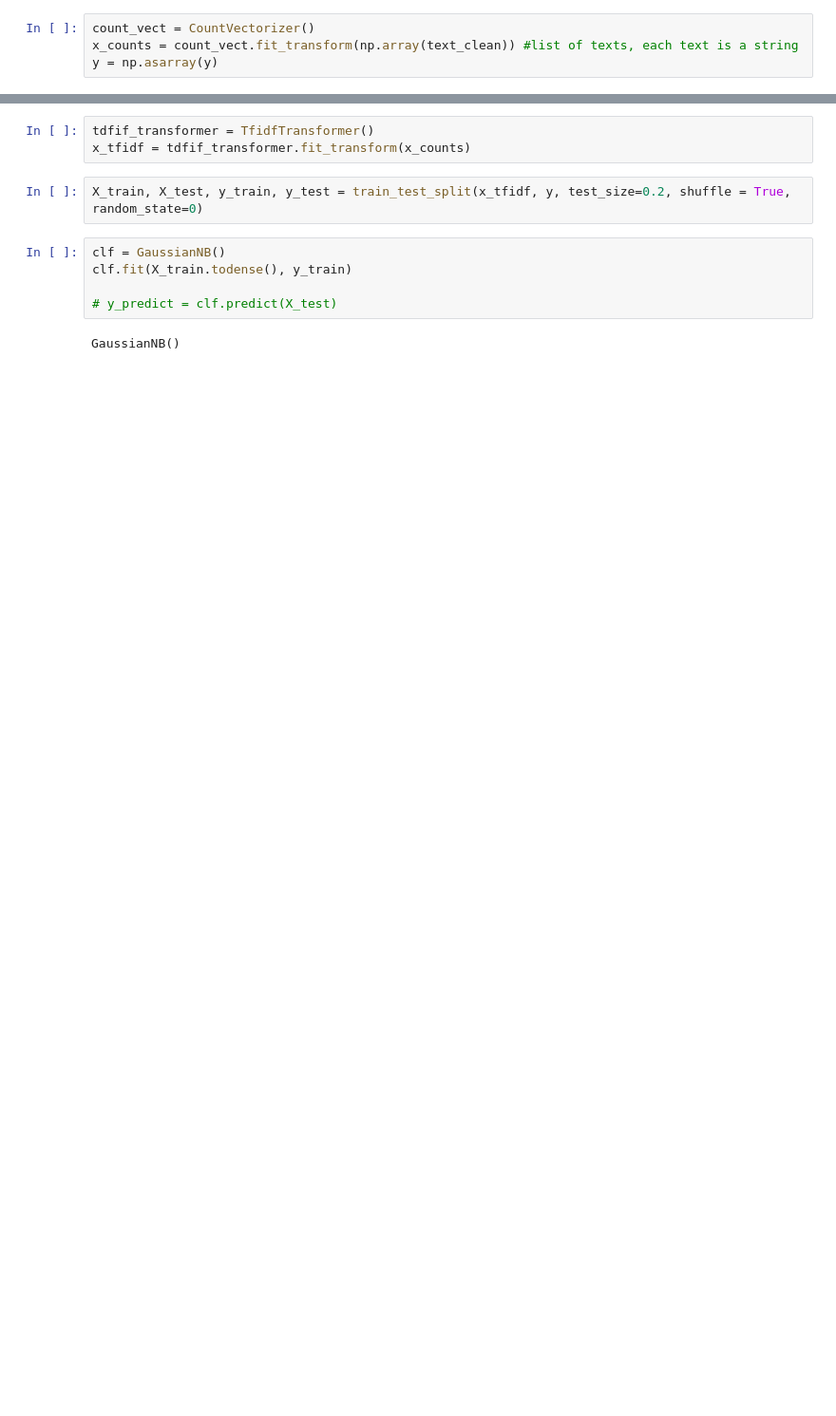
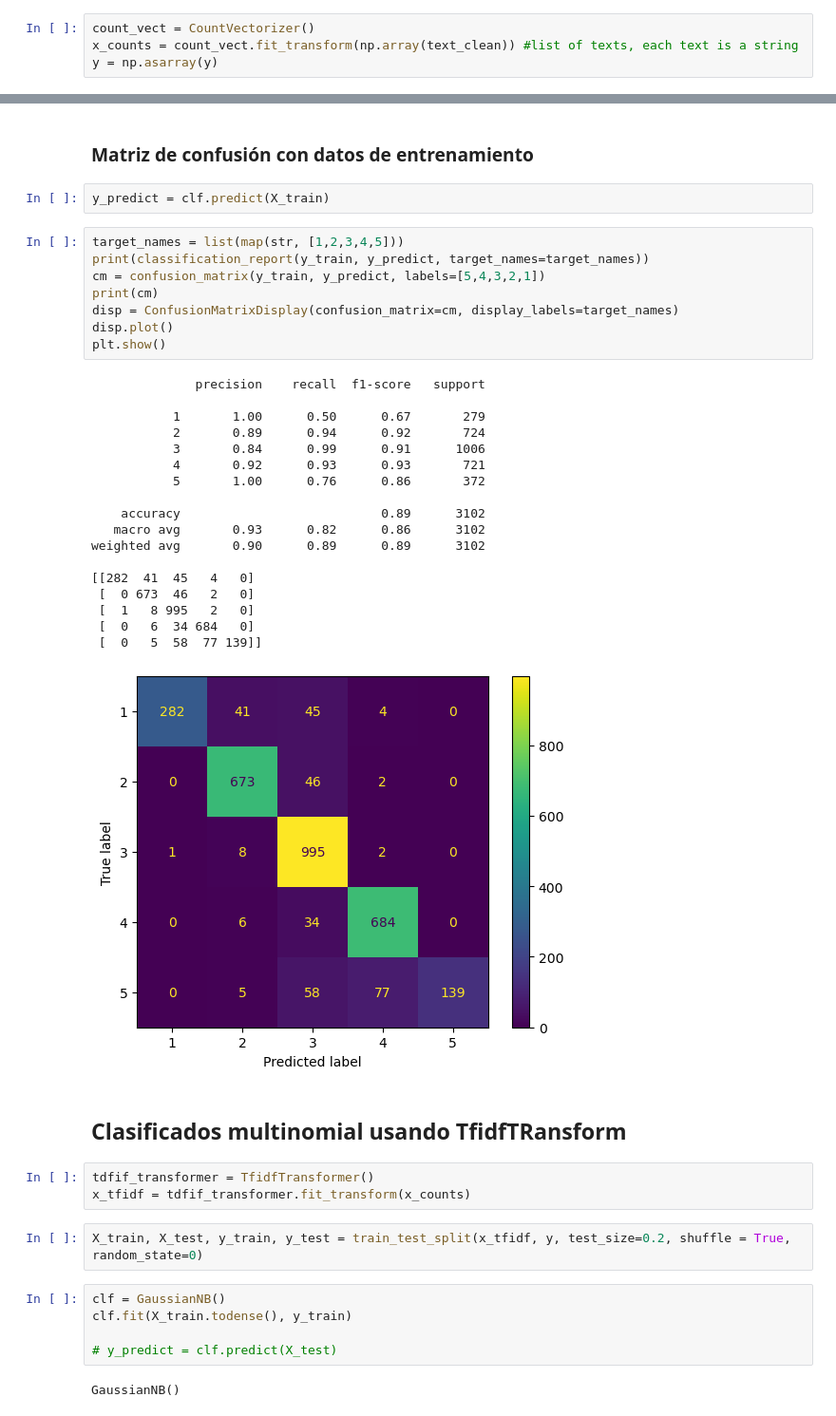
Before and after one commit to svroo/PNL-Escom, a Jupyter notebook: Joder es cine/cine.ipynb, the cells around one changed output, grey strips where cells are left out. Shown at 95% size. Drawn from its saved outputs; the diff is of its cells as text; blank space fills up the shorter version.

```diff
--- a/Joder es cine/cine.ipynb
+++ b/Joder es cine/cine.ipynb
@@ -46,3 +91,36 @@ y = np.asarray(y)
+# %% [markdown]
+### Matriz de confusión con datos de entrenamiento
+# %%
+y_predict = clf.predict(X_train)
+# %%
+target_names = list(map(str, [1,2,3,4,5]))
+print(classification_report(y_train, y_predict, target_names=target_names))
+cm = confusion_matrix(y_train, y_predict, labels=[5,4,3,2,1])
+print(cm)
+disp = ConfusionMatrixDisplay(confusion_matrix=cm, display_labels=target_names)
+disp.plot()
+plt.show()
+# %% [output]
+              precision    recall  f1-score   support
+
+           1       1.00      0.50      0.67       279
+           2       0.89      0.94      0.92       724
+           3       0.84      0.99      0.91      1006
+           4       0.92      0.93      0.93       721
+           5       1.00      0.76      0.86       372
+
+    accuracy                           0.89      3102
+   macro avg       0.93      0.82      0.86      3102
+weighted avg       0.90      0.89      0.89      3102
+
+[[282  41  45   4   0]
+ [  0 673  46   2   0]
+ [  1   8 995   2   0]
+ [  0   6  34 684   0]
+ [  0   5  58  77 139]]
+[figure, added]
+# %% [markdown]
+## Clasificados multinomial usando TfidfTRansform
 # %%
 tdfif_transformer = TfidfTransformer()
 x_tfidf = tdfif_transformer.fit_transform(x_counts)
```
Also changed, not shown: parts of 19 cells of this notebook, 1 other file.
